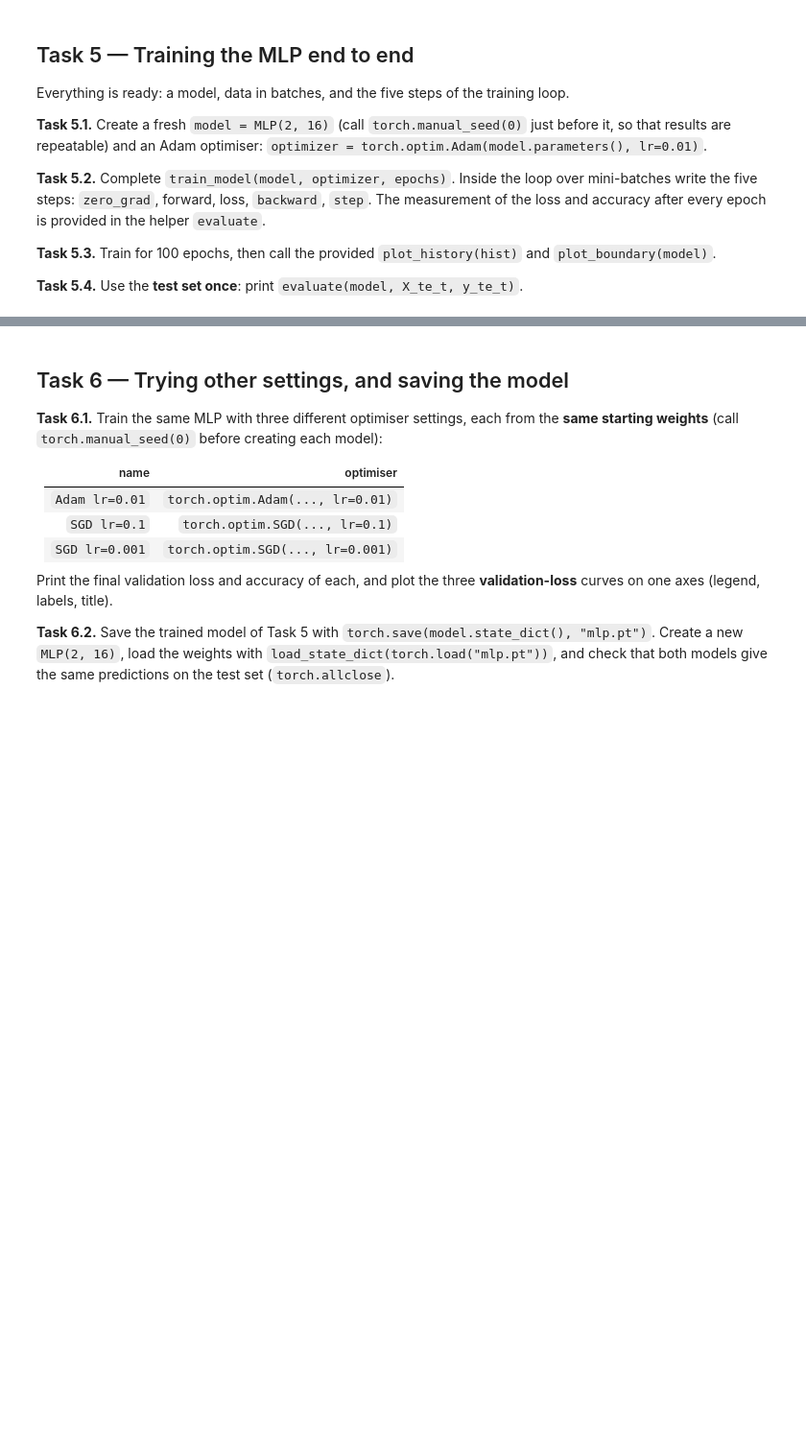
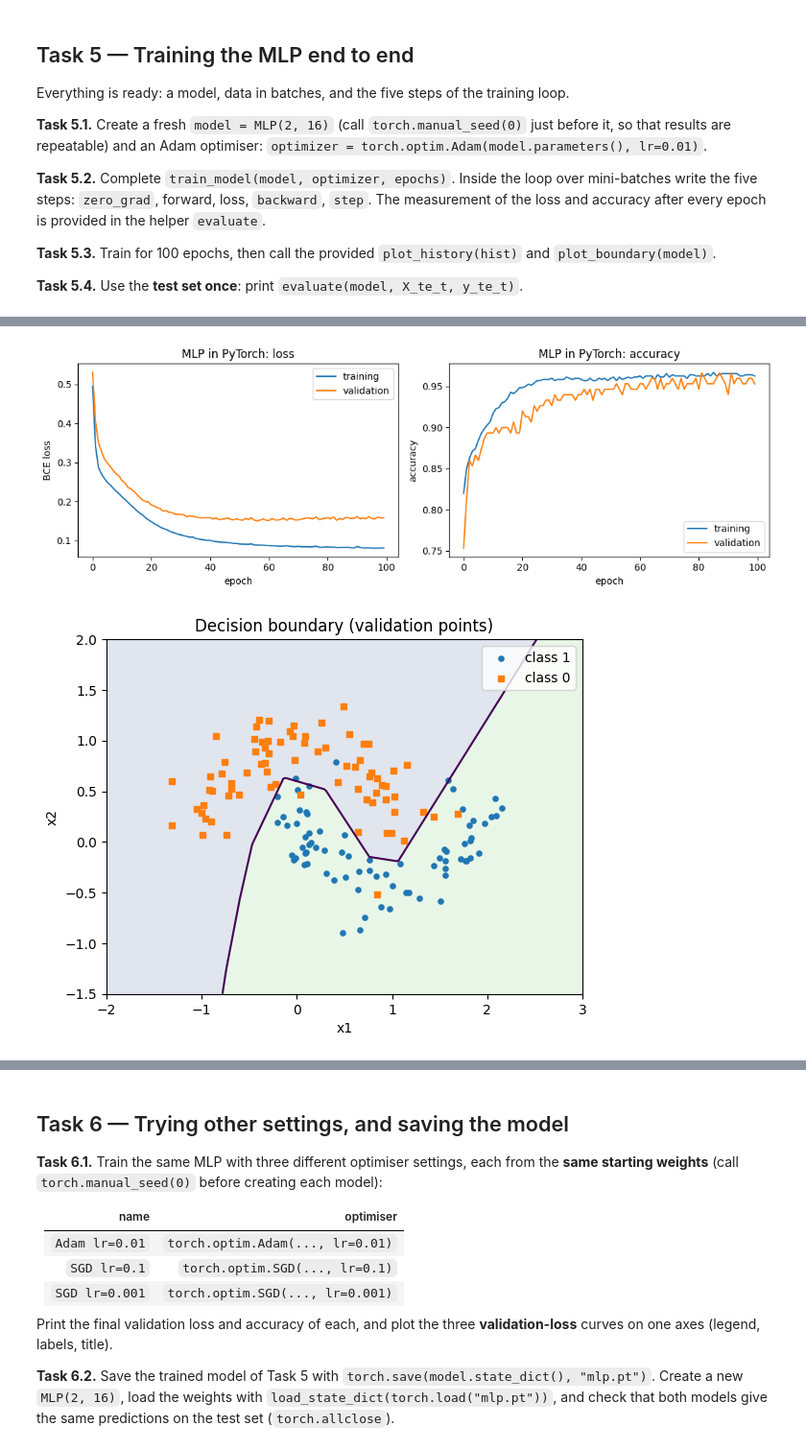
Before and after one commit to SikandarHussain6858/ANN-and-DL-labs, a Jupyter notebook: Lab9_502808.ipynb, the cells around one changed output, grey strips where cells are left out. Shown at 96% size. Cells and saved outputs as stored; diff of their text form; code cells hidden in the pictures; blank space fills up the shorter version.

```diff
--- a/Lab9_502808.ipynb
+++ b/Lab9_502808.ipynb
@@ -308,7 +535,11 @@ def train_model(model, optimizer, epochs=100):
             #   3. loss = loss_fn(logits, yb)
             #   4. loss.backward()
             #   5. optimizer.step()
-            raise NotImplementedError
+            optimizer.zero_grad()
+            logits = model(xb)
+            loss = loss_fn(logits, yb)
+            loss.backward()
+            optimizer.step()
         tl, ta = evaluate(model, X_tr_t, y_tr_t)
         vl, va = evaluate(model, X_va_t, y_va_t)
         hist["train_loss"].append(tl); hist["train_acc"].append(ta)
@@ -336,10 +567,39 @@ def plot_boundary(model, title="Decision boundary (validation points)"):
     plt.xlabel("x1"); plt.ylabel("x2"); plt.title(title); plt.legend(); plt.show()
 
 # TODO 5.1 — torch.manual_seed(0); model = MLP(2, 16); optimizer = torch.optim.Adam(...)
+torch.manual_seed(0)
+model = MLP(2, 16)
+optimizer = torch.optim.Adam(model.parameters(), lr=0.01)
+
 # TODO 5.3 — hist = train_model(model, optimizer, 100); plot_history(hist); plot_boundary(model)
+hist = train_model(model, optimizer, epochs=100)
+print(f"Final Epoch (100) Training Loss:   {hist['train_loss'][-1]:.4f} | Training Accuracy:   {hist['train_acc'][-1]:.4f}")
+print(f"Final Epoch (100) Validation Loss: {hist['val_loss'][-1]:.4f} | Validation Accuracy: {hist['val_acc'][-1]:.4f}")
+
+plot_history(hist)
+plot_boundary(model)
+
 # TODO 5.4 — the test loss and accuracy, once
+test_loss, test_acc = evaluate(model, X_te_t, y_te_t)
+print(f"\nFinal Test Evaluation (evaluated once):")
+print(f"Test Loss: {test_loss:.4f} | Test Accuracy: {test_acc:.4f} ({test_acc * 100:.2f}%)")
 
 # Task 5 answers:
 # Q1 (which of the five steps replaces the backward pass you wrote by hand in Lab 6? which replaces the update?):
+# Answer:
+#   - Step 4 (`loss.backward()`) replaces the manual backward pass written in Lab 6 (deriving and calculating
+#     matrix gradients dW1, db1, dW2, db2 via backpropagation).
+#   - Step 5 (`optimizer.step()`) replaces the manual parameter update rule (`W -= lr * dW`, `b -= lr * db`).
+#
 # Q2 (what would happen if optimizer.zero_grad() were removed? think of Task 2.2):
+# Answer: If `optimizer.zero_grad()` were removed, gradients would continually accumulate across successive
+# mini-batches. With each batch, the gradients would grow larger and larger, resulting in excessively large
+# parameter updates that destabilize training, ruin convergence, and trigger exploding gradients or `NaN` losses.
+#
 # Q3 (why does the model output logits, and the loss BCEWithLogitsLoss applies the sigmoid inside?):
+# Answer: Having the model output raw logits (unbounded scores) and combining the sigmoid activation with binary
+# cross-entropy inside `nn.BCEWithLogitsLoss` guarantees numerical stability. Evaluating sigmoid explicitly first
+# can cause large positive or negative logits to saturate to exactly 1.0 or 0.0 (floating-point underflow/overflow),
+# which produces `NaN` or `-inf` when evaluating `log(p)` or `log(1 - p)`. `BCEWithLogitsLoss` employs the
+# algebraically equivalent log-sum-exp formulation to prevent these precision breakdown issues.
+# %% [output]
@@ -345,0 +608,2 @@ def plot_boundary(model, title="Decision boundary (validation points)"):
+[figure, added]
+[figure, added]
```
Also changed, not shown: parts of 14 cells of this notebook.
